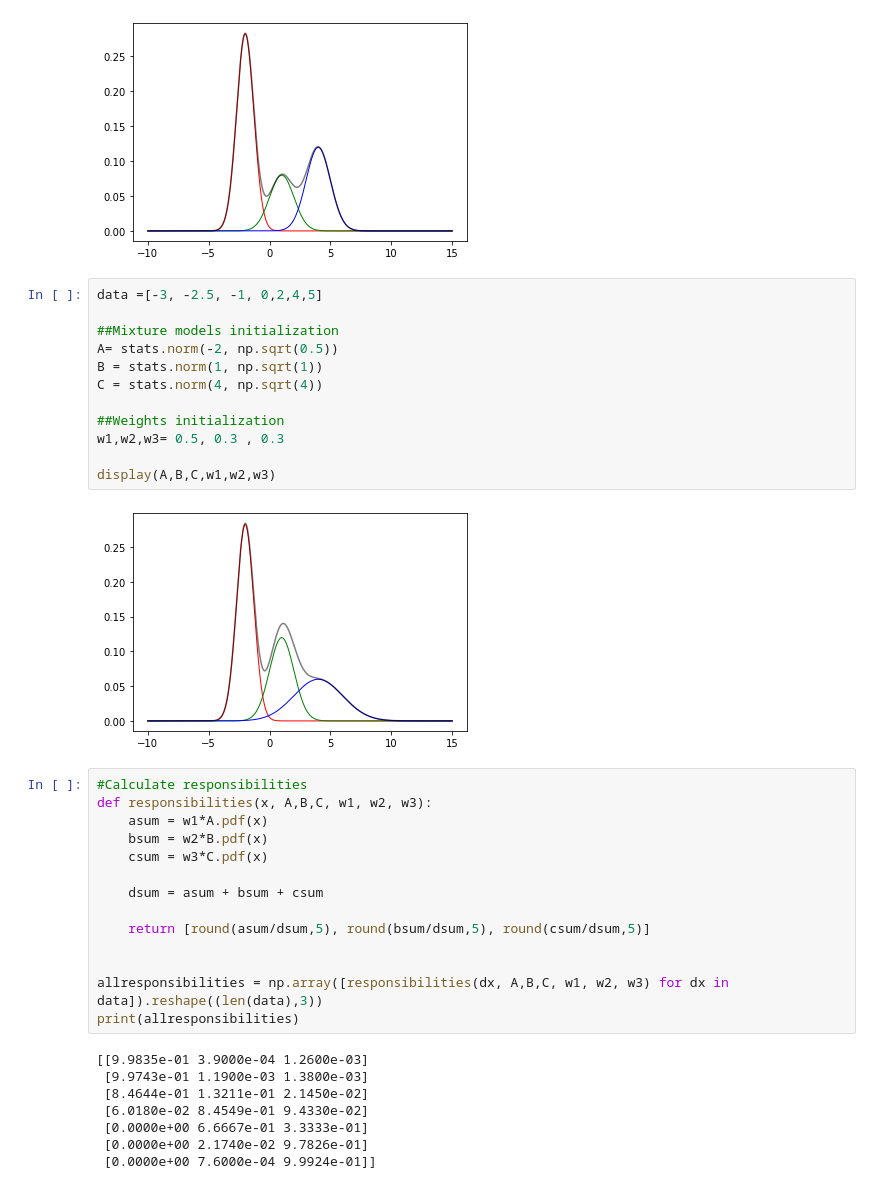
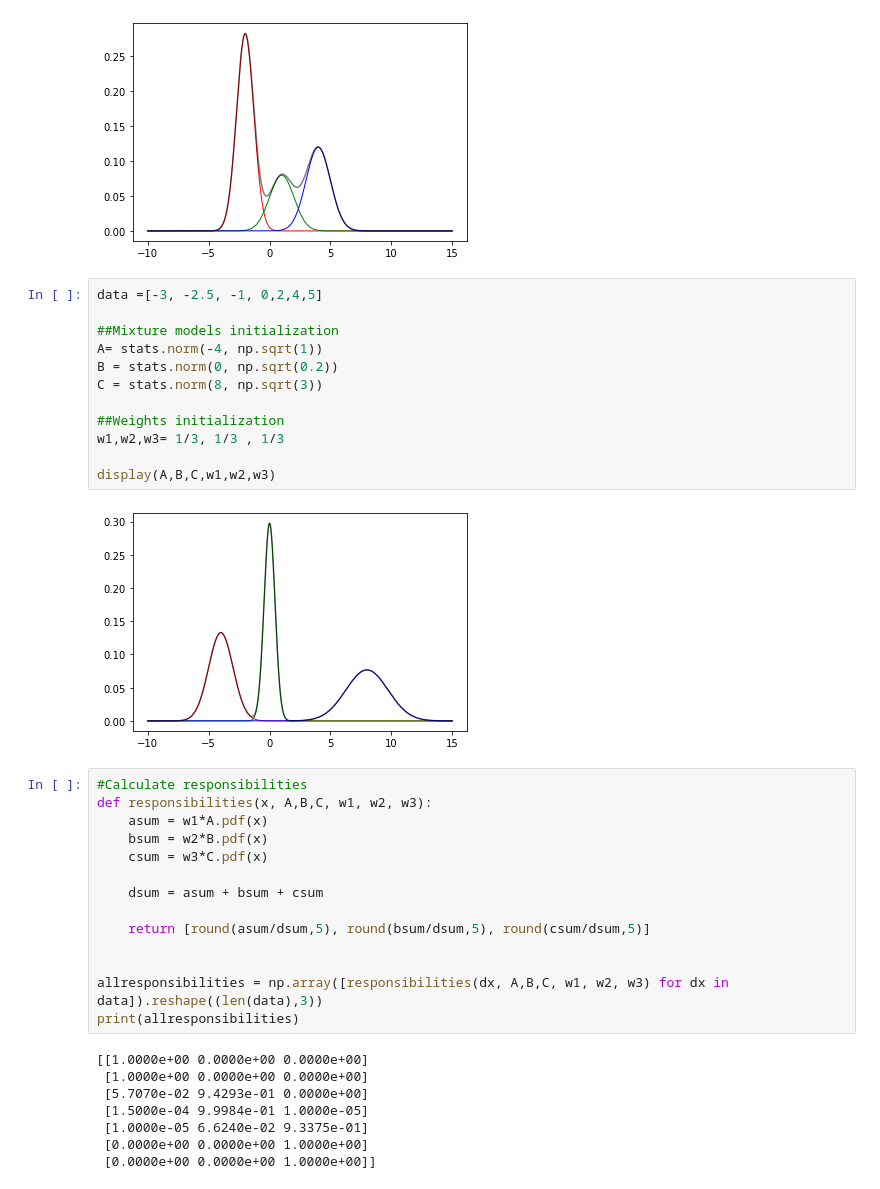
Before and after one commit to PeshangALO/AI_Math, a Jupyter notebook: assignment_10/em_assign.ipynb, the cells around one changed output. Cells and saved outputs as stored; diff of their text form.

```diff
--- a/assignment_10/em_assign.ipynb
+++ b/assignment_10/em_assign.ipynb
@@ -33,17 +33,17 @@ display(Ao,Bo,Co,0.5,0.2,0.3)
 # %%
 data =[-3, -2.5, -1, 0,2,4,5]
 
 ##Mixture models initialization
-A= stats.norm(-2, np.sqrt(0.5))
-B = stats.norm(1, np.sqrt(1))
-C = stats.norm(4, np.sqrt(4))
+A= stats.norm(-4, np.sqrt(1))
+B = stats.norm(0, np.sqrt(0.2))
+C = stats.norm(8, np.sqrt(3))
 
 ##Weights initialization
-w1,w2,w3= 0.5, 0.3 , 0.3
+w1,w2,w3= 1/3, 1/3 , 1/3
 
 display(A,B,C,w1,w2,w3)
 # %% [output]
-[figure, old version]
+[figure, new version]
 # %%
 #Calculate responsibilities
 def responsibilities(x, A,B,C, w1, w2, w3):
@@ -59,13 +59,13 @@ def responsibilities(x, A,B,C, w1, w2, w3):
 allresponsibilities = np.array([responsibilities(dx, A,B,C, w1, w2, w3) for dx in data]).reshape((len(data),3))
 print(allresponsibilities)
 # %% [output]
-[[9.9835e-01 3.9000e-04 1.2600e-03]
- [9.9743e-01 1.1900e-03 1.3800e-03]
- [8.4644e-01 1.3211e-01 2.1450e-02]
- [6.0180e-02 8.4549e-01 9.4330e-02]
- [0.0000e+00 6.6667e-01 3.3333e-01]
- [0.0000e+00 2.1740e-02 9.7826e-01]
- [0.0000e+00 7.6000e-04 9.9924e-01]]
+[[1.0000e+00 0.0000e+00 0.0000e+00]
+ [1.0000e+00 0.0000e+00 0.0000e+00]
+ [5.7070e-02 9.4293e-01 0.0000e+00]
+ [1.5000e-04 9.9984e-01 1.0000e-05]
+ [1.0000e-05 6.6240e-02 9.3375e-01]
+ [0.0000e+00 0.0000e+00 1.0000e+00]
+ [0.0000e+00 0.0000e+00 1.0000e+00]]
 # %%
 #Update mixture means
 def updatemean(k, allresponsibilities, data):
```
Also changed, not shown: parts of 7 cells of this notebook.
